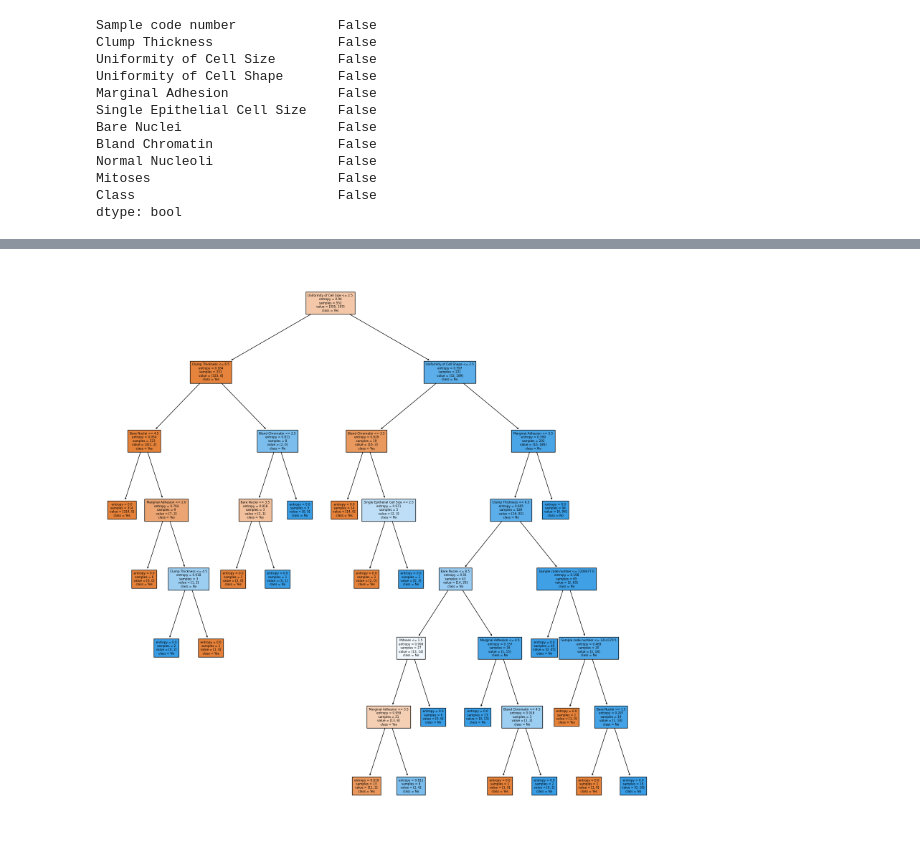
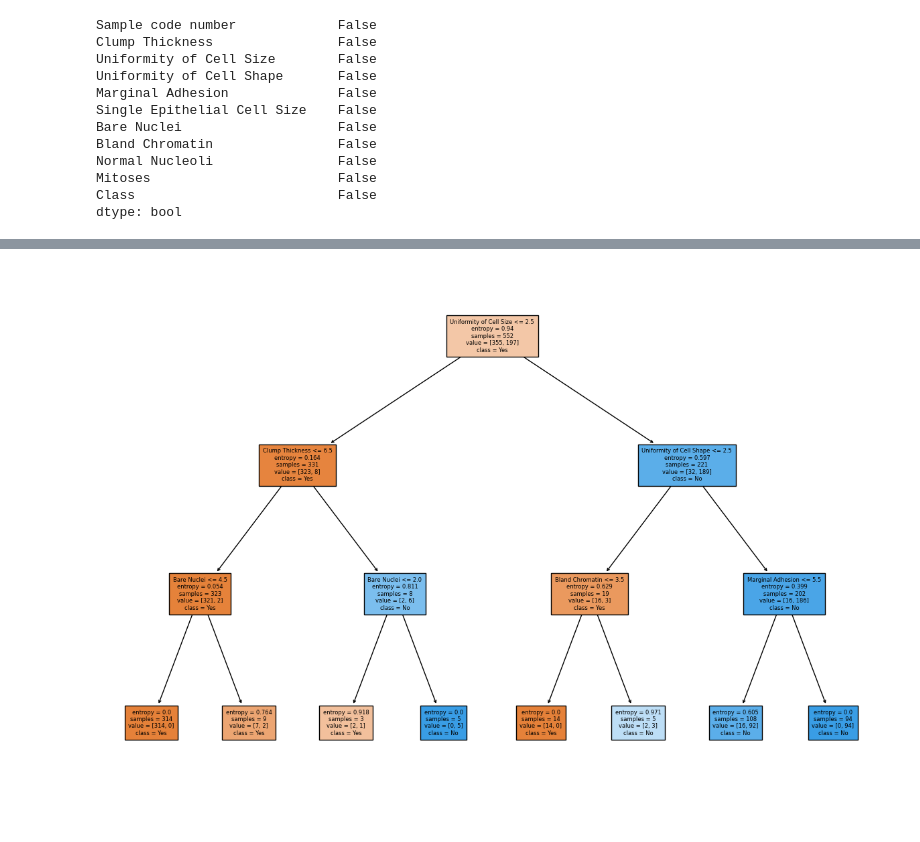
Before and after one commit to rvloenhout/Predicting_BenignOrMalignant, a Jupyter notebook: Decision_Tree.ipynb, the cells around one changed output, grey strips where cells are left out. Saved outputs shown, nothing was run; the diff lists cells and outputs as text; code cells hidden in the pictures.

Commit message:
Fix model error caused by inclusion of ID column

```diff
--- a/Decision_Tree.ipynb
+++ b/Decision_Tree.ipynb
@@ -44,6 +53,6 @@ dtype: bool
 # %%
 #Splitting the data into training (~80%), validation (~10%) and test (~10%) data
-x_columns = ["Sample code number", "Clump Thickness", "Uniformity of Cell Size", "Uniformity of Cell Shape", "Marginal Adhesion", "Single Epithelial Cell Size", "Bare Nuclei", "Bland Chromatin", "Normal Nucleoli", "Mitoses"]
+x_columns = ["Clump Thickness", "Uniformity of Cell Size", "Uniformity of Cell Shape", "Marginal Adhesion", "Single Epithelial Cell Size", "Bare Nuclei", "Bland Chromatin", "Normal Nucleoli", "Mitoses"]
 y_column = ["Class"]
 X = tumor_df[x_columns]
 y = tumor_df[y_column]
@@ -55,7 +64,7 @@ X_train, X_test, y_train, y_test = train_test_split(X, y, test_size=0.1, random_
 X_train, X_val, y_train, y_val = train_test_split(X_train, y_train, test_size=0.1, random_state=101)
 # %%
 #Finding the best configuration settings using gradient decent using the validation set to tune hyperparameters
-max_depth = [ x for x in range(1,16)]
+max_depth = [ x for x in range(1,9)]
 
 settings = []
 
@@ -66,6 +75,9 @@ for criterion in ['entropy', 'log_loss', 'gini']:
         accuracy = sklearn.metrics.accuracy_score(y_val, model.predict(X_val))
         settings.append((criterion, eta0, accuracy))
 
-best_accuracy =  max(settings, key=lambda x: x[-1])
-print("Best settings according to Accuracy {}".format(best_accuracy))
+for config in settings:
+    print(config)
+
+#best_accuracy =  max(settings, key=lambda x: x[-1])
+#print("Best settings according to Accuracy {}".format(best_accuracy))
 # %% [output]
@@ -73,8 +101,11 @@ Best settings according to Accuracy ('entropy', 7, 0.9838709677419355)
 # %%
 #Applying best settings to the test set
-criterion, max_depth = best_accuracy[:2]
+#criterion, max_depth = best_accuracy[:2]
+criterion = 'entropy'
+max_depth = 3
 model = DecisionTreeClassifier(criterion=criterion, max_depth=max_depth, random_state=101)
 model.fit(X_train,y_train)
 y_pred_test = model.predict(X_test)
-print(sklearn.metrics.accuracy_score(y_test, y_pred_test))
+accuracy_score_test = sklearn.metrics.accuracy_score(y_test, y_pred_test)
+print(accuracy_score_test)
 # %% [output]
@@ -82,12 +124,12 @@ print(sklearn.metrics.accuracy_score(y_test, y_pred_test))
 # %%
 #Visualizing the final decision tree
 y_class_names = ["Yes","No"]
 
-fig = plt.figure(figsize=(20,20))
+fig = plt.figure(figsize=(15,10)) #20,20
 _ = plot_tree(model,
             feature_names=x_columns,
             class_names=y_class_names,
             fontsize=6,
             filled=True)
 # %% [output]
-[figure, old version]
+[figure, new version]
```
Also changed, not shown: parts of 5 cells of this notebook.
